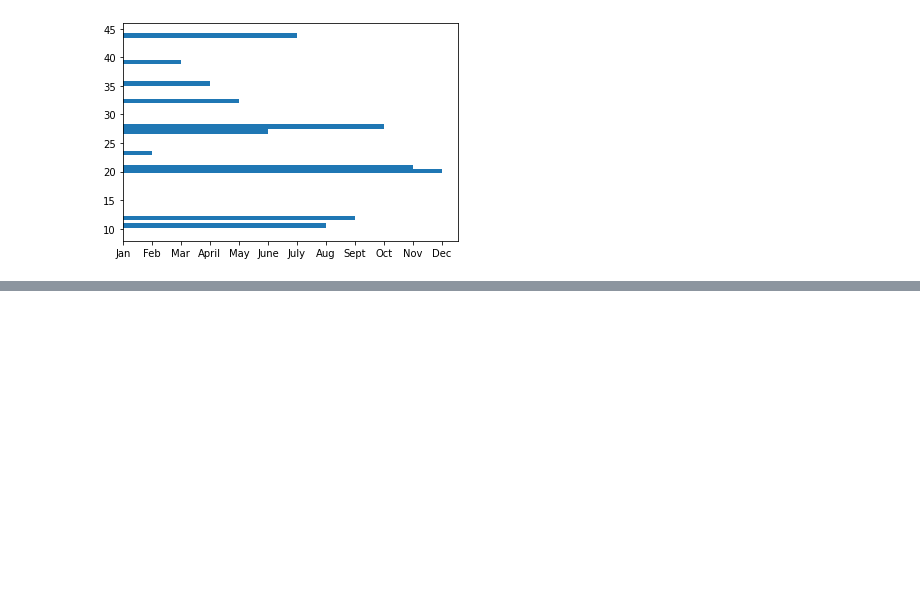
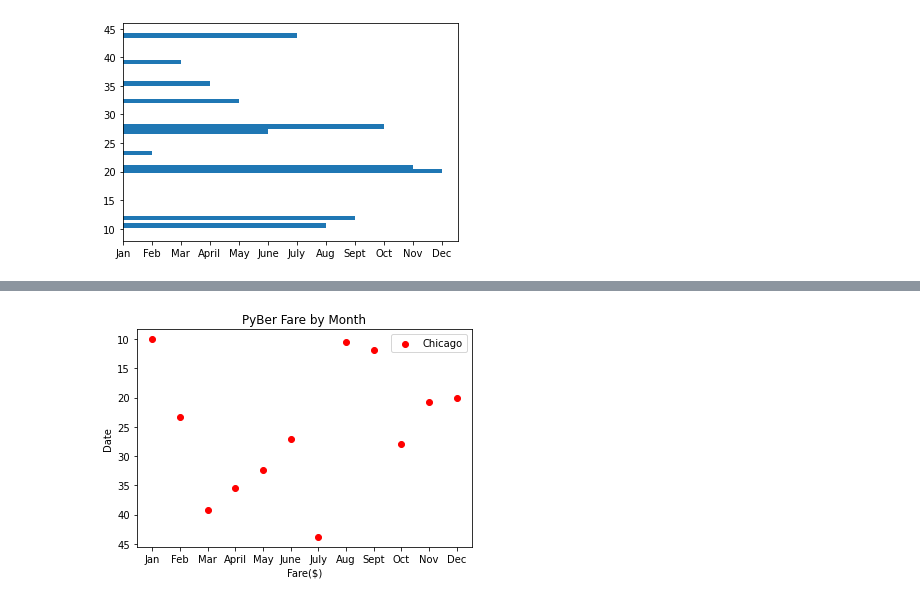
Before and after one commit to bishopce16/PyBer_Analysis, a Jupyter notebook: matplotlib_practice.ipynb, the cells around one changed output, grey strips where cells are left out. Saved outputs shown, nothing was run; the diff lists cells and outputs as text; code cells hidden in the pictures; blank space fills up the shorter version.

```diff
--- a/matplotlib_practice.ipynb
+++ b/matplotlib_practice.ipynb
@@ -183,0 +196,12 @@ ax.barh(y_axis, x_axis)
+# %%
+plt.scatter(x_axis, y_axis, color="red", label='Chicago')
+# Create labels for the x and y axes.
+plt.xlabel("Fare($)")
+plt.ylabel("Date")
+# Create a title.
+plt.title("PyBer Fare by Month")
+# Add the legend.
+plt.legend()
+plt.gca().invert_yaxis()
+# %% [output]
+[figure, added]
```
Also changed, not shown: parts of 13 cells of this notebook, 8 other files.
